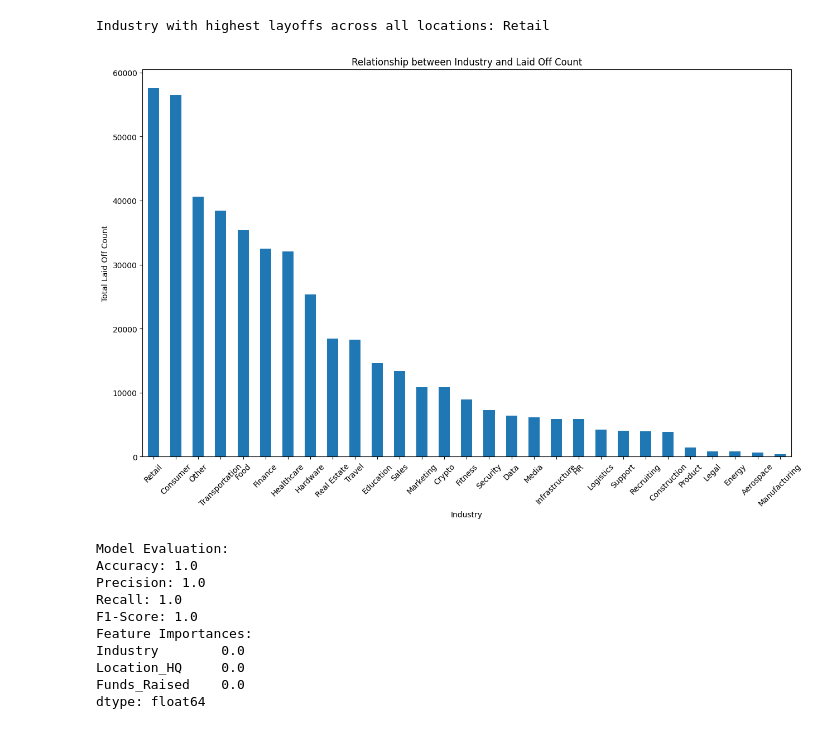
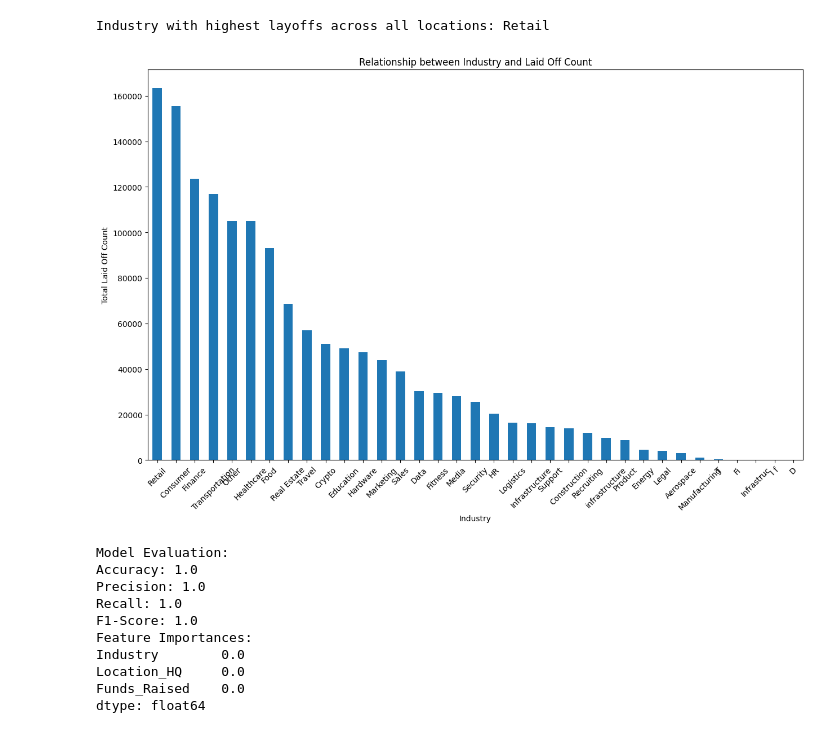
Before and after one commit to ArnobRahee/Layoffs, a Jupyter notebook: Layoffs.ipynb, the cells around one changed output. Cells and saved outputs as stored; diff of their text form; code cells hidden in the pictures.

```diff
--- a/Layoffs.ipynb
+++ b/Layoffs.ipynb
@@ -161,3 +197,7 @@ Changing column names
+# %%
+df8=df8.rename(columns={'Funds_Raised (Millions)':'funds_raised'})
+# %%
+df9=df9.rename(columns={'Total Laid Off':'Laid_Off_Count'})
 # %% [markdown]
 Combining datasets
 # %%
@@ -176,3 +215,5 @@ dfcombined.tail()
+# %%
+dfcombined=dfcombined.replace('Unclear', float('nan'))
 # %%
 dfcombined=dfcombined.drop_duplicates()
 # %%
@@ -187,5 +230,11 @@ from sklearn.impute import IterativeImputer
 # %%
 imputer = IterativeImputer(random_state=100, max_iter=10)
+# %%
+dfcombined['Stage'] = dfcombined['Stage'].replace('Unknown', float('nan'))
+
+# Perform MICE imputation on the 'Stage' column
+imputer = SimpleImputer(strategy='most_frequent')
+dfcombined['Stage'] = imputer.fit_transform(dfcombined[['Stage']])
 # %%
 df_train = dfcombined.loc[:, ["Funds_Raised", "Laid_Off_Count", "Percentage"]]
 df_train.head()
@@ -430,27 +492,27 @@ Industry with highest layoffs across all locations: Retail
 # %%
 import pandas as pd
 import matplotlib.pyplot as plt
 
 # Read the CSV file into a DataFrame
 
 
 # Group the data by "Industry" and calculate the sum of "Laid_Off_Count"
-industry_layoffs = df.groupby('Industry')['Laid_Off_Count'].sum()
+industry_layoffs = dfcombined.groupby('Industry')['Laid_Off_Count'].sum()
 
 # Sort the data by the sum of layoffs in descending order
 industry_layoffs = industry_layoffs.sort_values(ascending=False)
 
 # Plot the relationship between industry and layoffs
 plt.figure(figsize=(15, 9))
 industry_layoffs.plot(kind='bar')
 plt.xlabel('Industry')
 plt.ylabel('Total Laid Off Count')
 plt.title('Relationship between Industry and Laid Off Count')
 plt.xticks(rotation=45)
 #plt.gca().invert_yaxis()
 plt.show()
 # %% [output]
-[figure, old version]
+[figure, new version]
 # %%
 import pandas as pd
 from sklearn.model_selection import train_test_split
```
Also changed, not shown: parts of 18 cells of this notebook.
